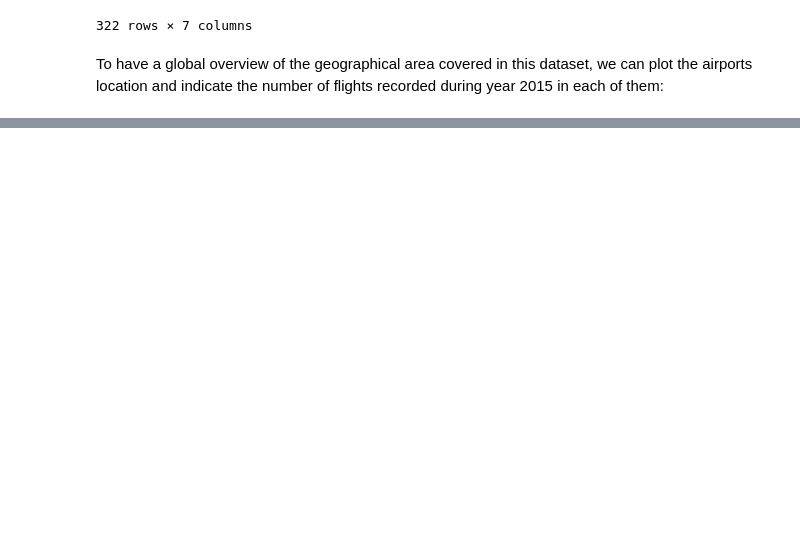
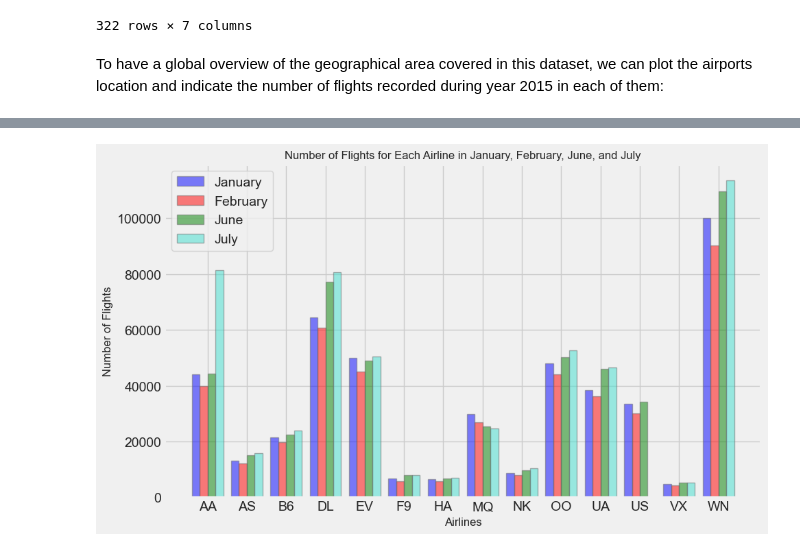
Before and after one commit to TatjanaWas/Techlabs-DS-Flights, a Jupyter notebook: code/flights_prediction.ipynb, the cells around one changed output, grey strips where cells are left out. Saved outputs shown, nothing was run; the diff lists cells and outputs as text; code cells hidden in the pictures; blank space fills up the shorter version.

```diff
--- a/code/flights_prediction.ipynb
+++ b/code/flights_prediction.ipynb
@@ -173,0 +174,44 @@ plt.show()
+# %%
+df_flights = pd.read_csv('../flight_data/flights.csv')
+
+# Filter for January, February, June and July
+months_data = []
+for month, month_name in zip([1, 2, 6, 7], ['January', 'February', 'June', 'July']):
+    month_flights = df_flights[df_flights['MONTH'] == month]
+    flights_per_airline = month_flights['AIRLINE'].value_counts()
+    months_data.append(pd.DataFrame({'Airline': flights_per_airline.index, month_name: flights_per_airline.values}))
+
+# Merge data for all months
+all_data = months_data[0]
+for month_data in months_data[1:]:
+    all_data = pd.merge(all_data, month_data, on='Airline', how='outer')
+
+all_data = all_data.fillna(0)  # Fill missing values with zeros
+
+# creating the bar chart
+plt.figure(figsize=(10,6))
+
+# Define the width of the bars and the positions of the bar centers
+bar_width = 0.2
+r1 = np.arange(len(all_data))
+r2 = [x + bar_width for x in r1]
+r3 = [x + bar_width for x in r2]
+r4 = [x + bar_width for x in r3]
+
+# Plot flights for each month
+plt.bar(r1, all_data['January'].values, color='b', width=bar_width, alpha=0.5, label='January')
+plt.bar(r2, all_data['February'].values, color='r', width=bar_width, alpha=0.5, label='February')
+plt.bar(r3, all_data['June'].values, color='g', width=bar_width, alpha=0.5, label='June')
+plt.bar(r4, all_data['July'].values, color='turquoise', width=bar_width, alpha=0.5, label='July')
+
+plt.title('Number of Flights for Each Airline in January, February, June, and July',fontsize=12)
+plt.xlabel('Airlines', fontsize=12)
+plt.ylabel('Number of Flights', fontsize=12)
+
+# Add xticks on the middle of the group bars
+plt.xticks([r + bar_width*1.5 for r in range(len(all_data))], all_data['Airline'])
+
+plt.legend()
+plt.show()
+# %% [output]
+[figure, added]
```
Also changed, not shown: parts of 2 cells of this notebook.
